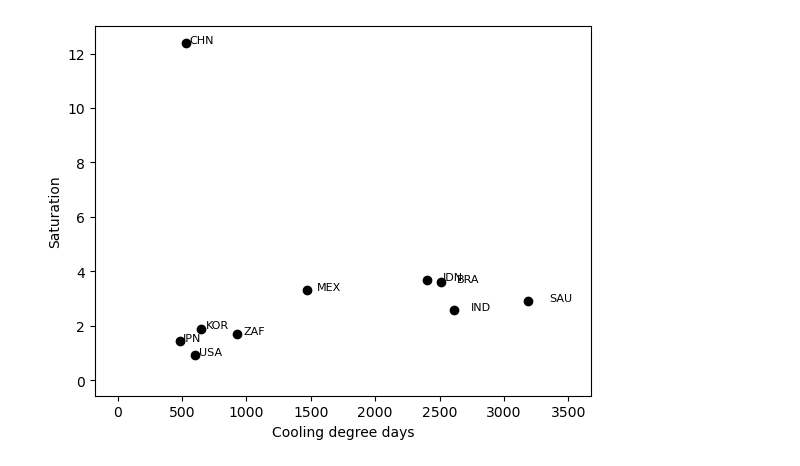
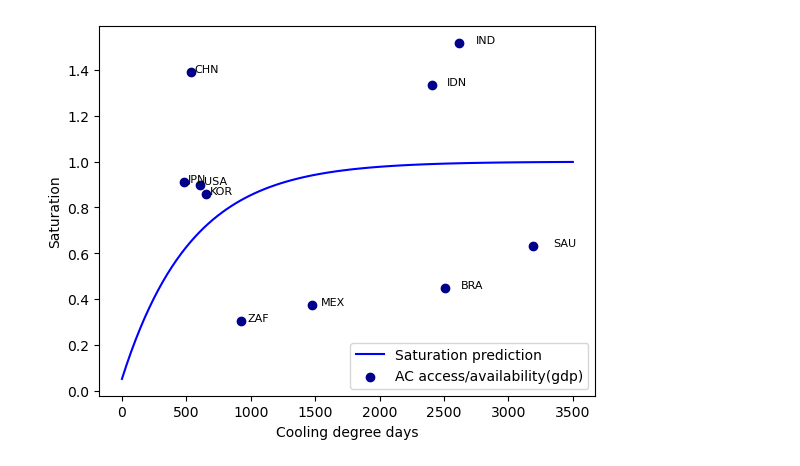
Before and after one commit to carnegie/clab_cooling_deficit_index, a Jupyter notebook: test_data.ipynb, the cells around one changed output. Cells and saved outputs as stored; diff of their text form; code cells hidden in the pictures.

```diff
--- a/test_data.ipynb
+++ b/test_data.ipynb
@@ -29,7 +30,7 @@ merged_data = pd.merge(dd_data, gdp_data, on='ISO3')
 def sat(cdd):
     return (1.00 - 0.949*np.exp(-0.00187*cdd))
 
-infl_factor = 0.5
+infl_factor = 1.65
 def avail(gdp):
     return (1/(1+np.exp(4.152)*np.exp(-0.237*infl_factor*gdp/1000)))
 
@@ -51,5 +52,16 @@ merged_data.loc[merged_data.index == 'ZAF', 'AC'] = 0.06
 merged_data.loc[merged_data.index == 'IND', 'AC'] = 0.05
 # Save AC data as csv
 merged_data.to_csv('data_experiencedT/AC_data.csv', index=True)
+# %%
+def read_ac_data(data_file):
+    # Read in AC data
+    ac_data = pd.read_csv(data_file)
+    # Remove rows with missing data
+    ac_data = ac_data.dropna()
+    # Reindex
+    ac_data = ac_data.reset_index(drop=True)
+    return ac_data
+
+ac_data = read_ac_data('data_experiencedT/AC_data.csv')
 # %%
 # Make a contour plot of penetration of air conditioning as a function of GDP per capita and cooling degree days
@@ -123,20 +129,22 @@ Text(0, 0.5, 'Availability')
 # %%
 # Assuming availability is true, plot saturation as a function of cooling degree days
 ac_data['avail_calc'] = avail(ac_data['GDP'])
 # Compute saturation as exposure/availability
 ac_data['sat_pred'] = ac_data['AC']/ac_data['avail_calc']
 # Plot saturation curve and data points
 plt.figure()
-plt.plot(cdd_x, sat(cdd_x), label='Saturation prediction')
-plt.scatter(ac_data['DD_mean'], ac_data['sat_pred'], color='black')
+cdd_x = np.linspace(0, 3500, 100)
+plt.plot(cdd_x, sat(cdd_x), label='Saturation prediction', color='blue')
+plt.scatter(ac_data['DD_mean'], ac_data['sat_pred'], label='AC access/availability(gdp)', color='darkblue')
 # Label each point with country name
 for i, txt in enumerate(ac_data['ISO3'].values):
     plt.annotate(txt, (ac_data['DD_mean'][i]*1.05, ac_data['sat_pred'][i]), fontsize=8)
 plt.xlabel('Cooling degree days')
 plt.ylabel('Saturation')
-plt.savefig('Figures/exposure_funct_analysis/avail_sat.png', dpi=300)
+plt.legend()
+plt.savefig('Figures/exposure_funct_analysis/saturation.png', dpi=300)
 # %% [output]
-[figure, old version]
+[figure, new version]
 # %%
 # Derive functions from scratch
 import openpyxl
```
Also changed, not shown: parts of 13 cells of this notebook, 23 other files.
